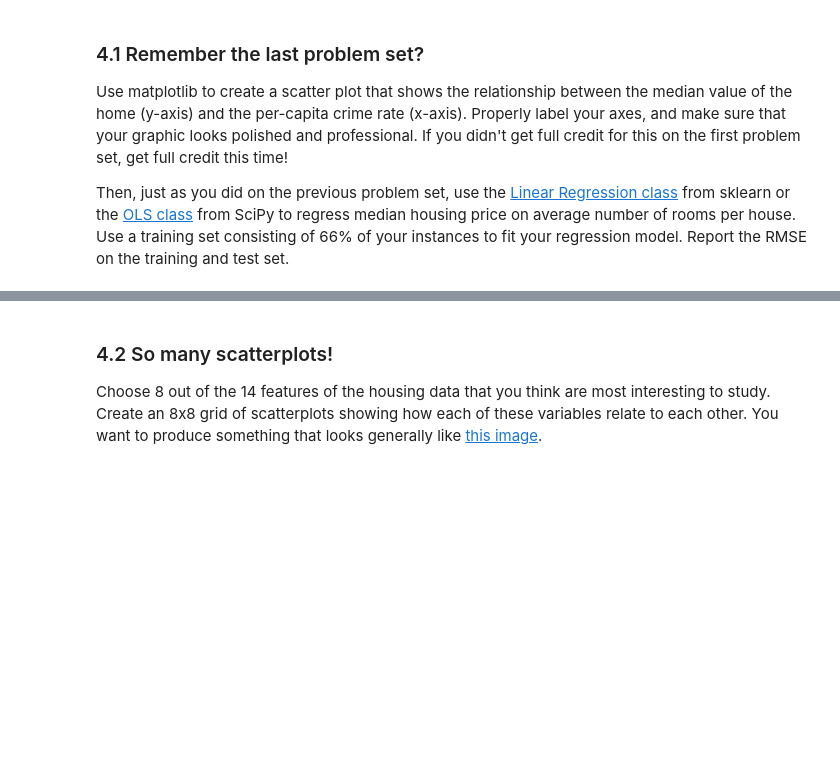
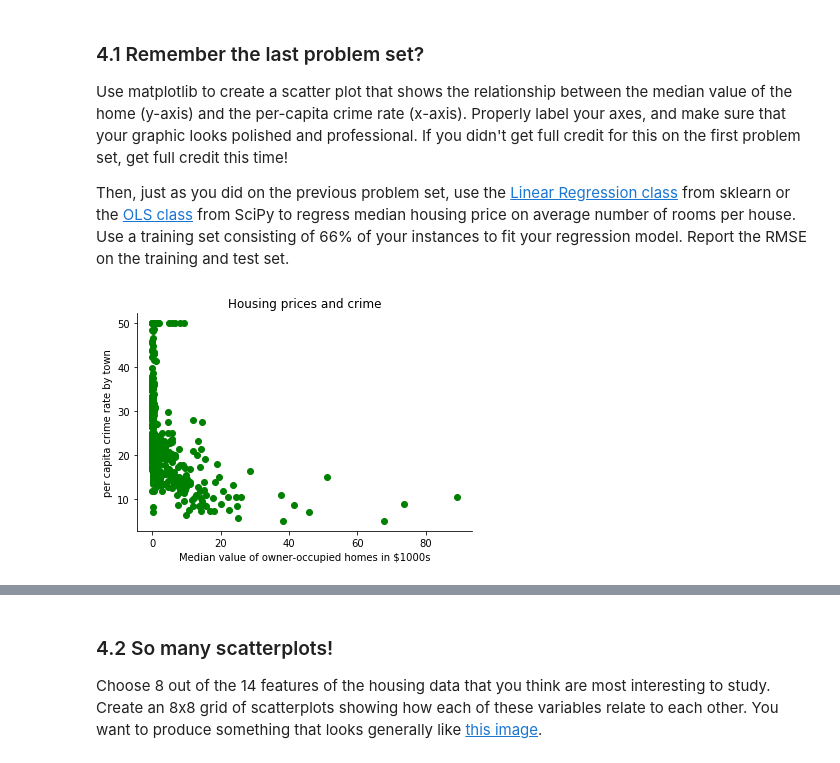
Before and after one commit to huibrm/hw-5, a Jupyter notebook: pset5.ipynb, the cells around one changed output, grey strips where cells are left out. Cells and saved outputs as stored; diff of their text form; code cells hidden in the pictures; blank space fills up the shorter version.

```diff
--- a/pset5.ipynb
+++ b/pset5.ipynb
@@ -692,0 +694,23 @@ Then, just as you did on the previous problem set, use the [Linear Regression cl
+# %%
+# Enter your code here
+%matplotlib inline
+import matplotlib.pyplot as plt
+
+# puting data in dataframe
+data_pd = pd.DataFrame(columns=bdata.feature_names, data=bdata.data)
+data_pd['outcome'] = bdata.target
+
+# plots graph, changes color, changes bins to $1000
+plt.scatter(data_pd.CRIM,bdata.target, color='green')
+
+# Adds appropriate labels to the x and y axes
+plt.title('Housing prices and crime')
+plt.xlabel('Median value of owner-occupied homes in $1000s')
+plt.ylabel('per capita crime rate by town')
+
+#Remove the axes on the top and right side of the plot window
+ax = plt.axes()
+ax.spines['right'].set_visible(False)
+ax.spines['top'].set_visible(False)
+# %% [output]
+[figure, added]
```
Also changed, not shown: parts of 13 cells of this notebook.
